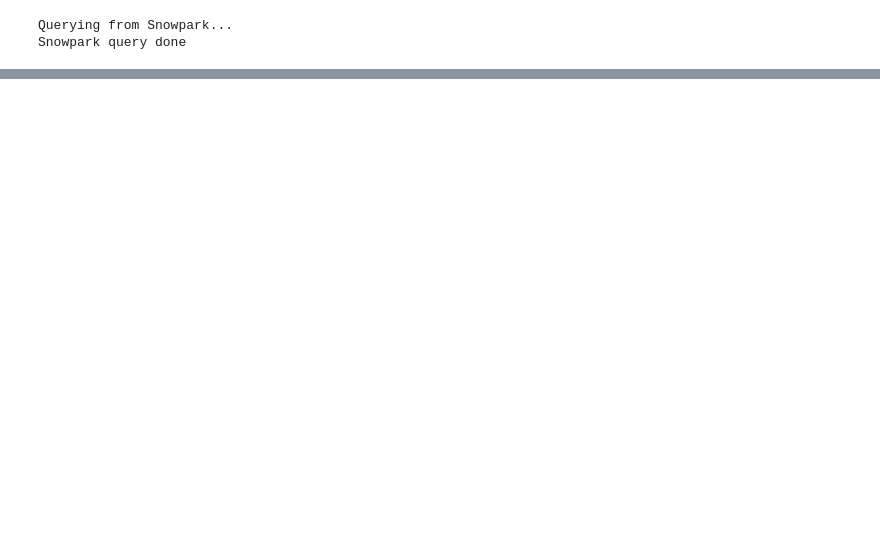
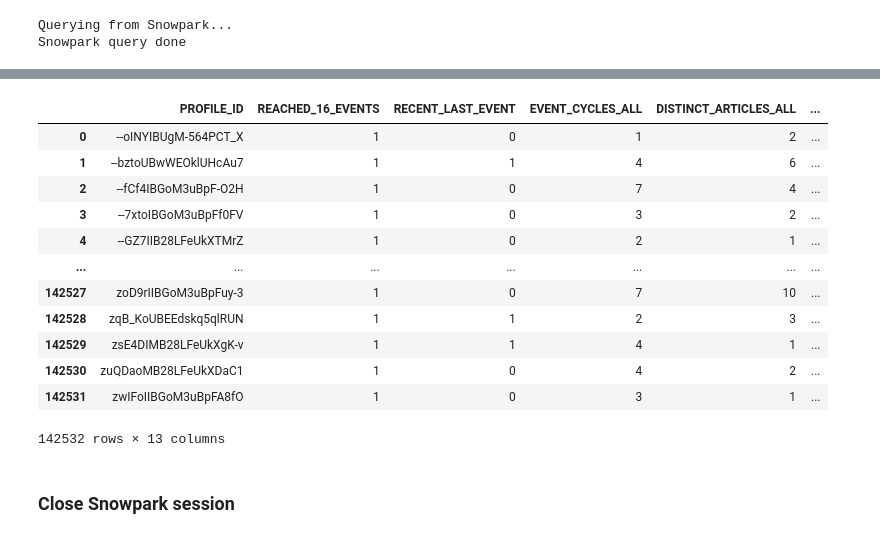
Before and after one commit to Data-ScienceHub/ETM, a Jupyter notebook: Code/notebooks/data_extraction.ipynb, the cells around one changed output, grey strips where cells are left out. Drawn from its saved outputs; the diff is of its cells as text; code cells hidden in the pictures; blank space fills up the shorter version.

```diff
--- a/Code/notebooks/data_extraction.ipynb
+++ b/Code/notebooks/data_extraction.ipynb
@@ -85,0 +222,19 @@ clustering_data
+# %%
+batched_clustering_df = pd.read_csv(batched_clustering_file_name)
+batched_clustering_df
+# %% [output]
+|  | PROFILE_ID | REACHED_16_EVENTS | RECENT_LAST_EVENT | EVENT_CYCLES_ALL | DISTINCT_ARTICLES_ALL | ... |
+| 0 | --oINYIBUgM-564PCT_X | 1 | 0 | 1 | 2 | ... |
+| 1 | --bztoUBwWEOklUHcAu7 | 1 | 1 | 4 | 6 | ... |
+| 2 | --fCf4IBGoM3uBpF-O2H | 1 | 0 | 7 | 4 | ... |
+| 3 | --7xtoIBGoM3uBpFf0FV | 1 | 0 | 3 | 2 | ... |
+| 4 | --GZ7IIB28LFeUkXTMrZ | 1 | 0 | 2 | 1 | ... |
+| ... | ... | ... | ... | ... | ... | ... |
+| 142527 | zoD9rIIBGoM3uBpFuy-3 | 1 | 0 | 7 | 10 | ... |
+| 142528 | zqB_KoUBEEdskq5qlRUN | 1 | 1 | 2 | 3 | ... |
+| 142529 | zsE4DIMB28LFeUkXgK-v | 1 | 1 | 4 | 1 | ... |
+| 142530 | zuQDaoMB28LFeUkXDaC1 | 1 | 0 | 4 | 2 | ... |
+| 142531 | zwIFoIIBGoM3uBpFA8fO | 1 | 0 | 3 | 1 | ... |
+142532 rows × 13 columns
+# %% [markdown]
+### Close Snowpark session
```
Also changed, not shown: parts of 33 cells of this notebook, 3 other files.
